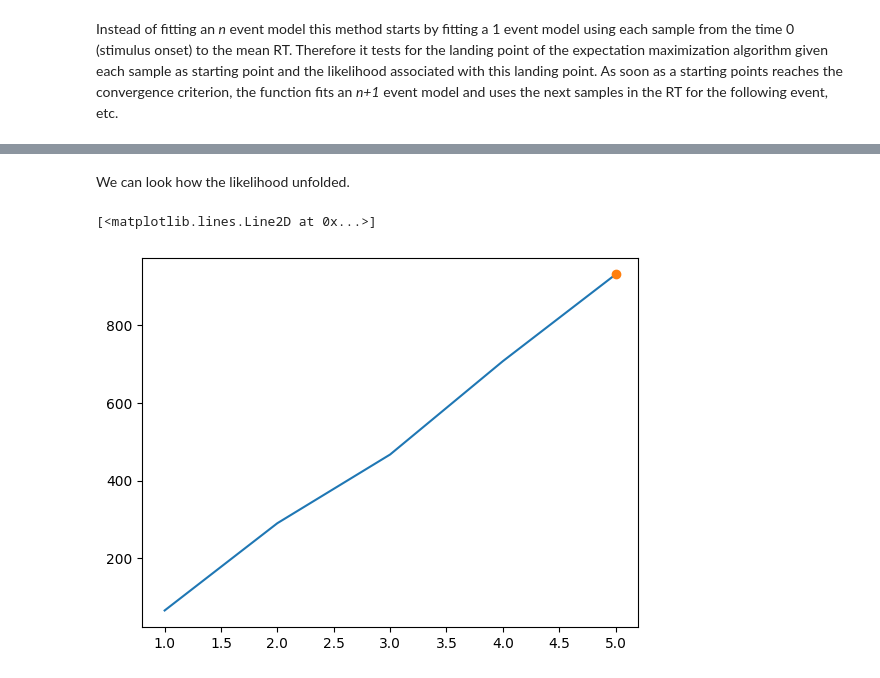
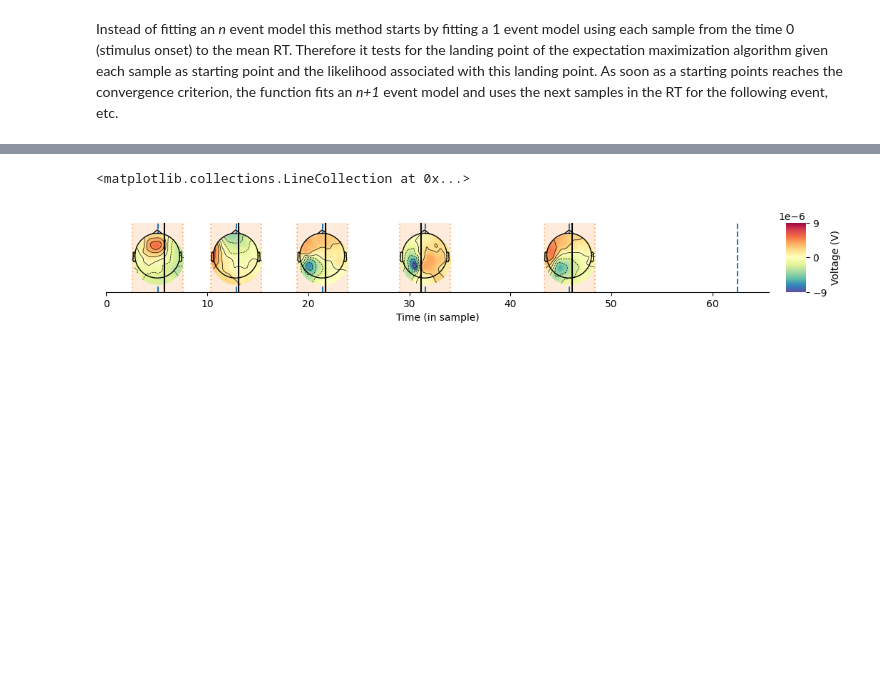
Before and after one commit to JoKra1/hsmm_mvpy, a Jupyter notebook: docs/source/notebooks/2-The_different_model_classes.ipynb, the cells around one changed output, grey strips where cells are left out. Drawn from its saved outputs; the diff is of its cells as text; code cells hidden in the pictures; blank space fills up the shorter version.

```diff
--- a/docs/source/notebooks/2-The_different_model_classes.ipynb
+++ b/docs/source/notebooks/2-The_different_model_classes.ipynb
@@ -34,10 +34,11 @@ Rejection summary:
 And we create a standard template and distribution as in Tutorial 1, this will be used for all the model classes
 # %%
 from hmp.patterns import HalfSine
-from hmp.trialdata import TrialData
+from hmp.patterndata import PatternData
 
-event_properties = HalfSine.create_expected(sfreq=epoch_data.sfreq)
-trial_data = TrialData.from_transformer(preprocessed, pattern=event_properties.template)
+pattern = HalfSine()
+# Here we crosscorrelate the data once to avoid doing that at every fit call
+pattern_data = PatternData.from_transformer(preprocessed, pattern=pattern)
 # %% [markdown]
 ## Model with a fixed number of event with `EventModel`
 
@@ -48,9 +49,9 @@ The EM algorithm (see previous documentation section [here](./1-How_HMP_works.ip
 # %%
 from hmp.models import EventModel
 
-model_null = EventModel(event_properties, n_events=n_events,
+model_null = EventModel(pattern = pattern, n_events=n_events,
                         max_iteration=0)#max_iteration=0 prevents from actually going through the EM
-model_null.fit(trial_data, verbose=False)# Just to illustrate the default starting points
+model_null.fit(pattern_data, verbose=False)# Just to illustrate the default starting points
 # %%
 model_null.time_pars
 # %% [output]
@@ -254,4 +252,4 @@ from hmp.models import CumulativeMethod
 # %%
-model_cumulative = CumulativeMethod(event_properties)
-ll_cumulative, estimates_cumulative = model_cumulative.fit_transform(trial_data)
+model_cumulative = CumulativeMethod(pattern = pattern,)
+ll_cumulative, estimates_cumulative = model_cumulative.fit_transform(pattern_data)
 # %% [output]
@@ -278,9 +261,7 @@ plt.tight_layout()
-# %% [markdown]
-We can look how the likelihood unfolded.
 # %%
-cumulative_res = np.array([np.array([x.n_events, x.lkhs[0]]) for x in model_cumulative.submodels])
-plt.plot(cumulative_res[:,0], cumulative_res[:,1])
-plt.plot(model_cumulative.submodels[-1].n_events, model_cumulative.submodels[-1].lkhs, 'o', label='Fitted model likelihood')
+plot_topo_timecourse(epoch_data, estimates_cumulative, info, magnify=1, sensors=False)
+plt.vlines(np.mean(np.cumsum(sim_source_times,axis=1),axis=0)[:-1],
+           np.repeat(0,n_events), np.repeat(1,n_events), zorder=10, color='k')
 # %% [output]
-[<matplotlib.lines.Line2D at 0x...>]
+<matplotlib.collections.LineCollection at 0x...>
-[figure, old version]
+[figure, new version]
```
Also changed, not shown: parts of 18 cells of this notebook, 21 other files.
